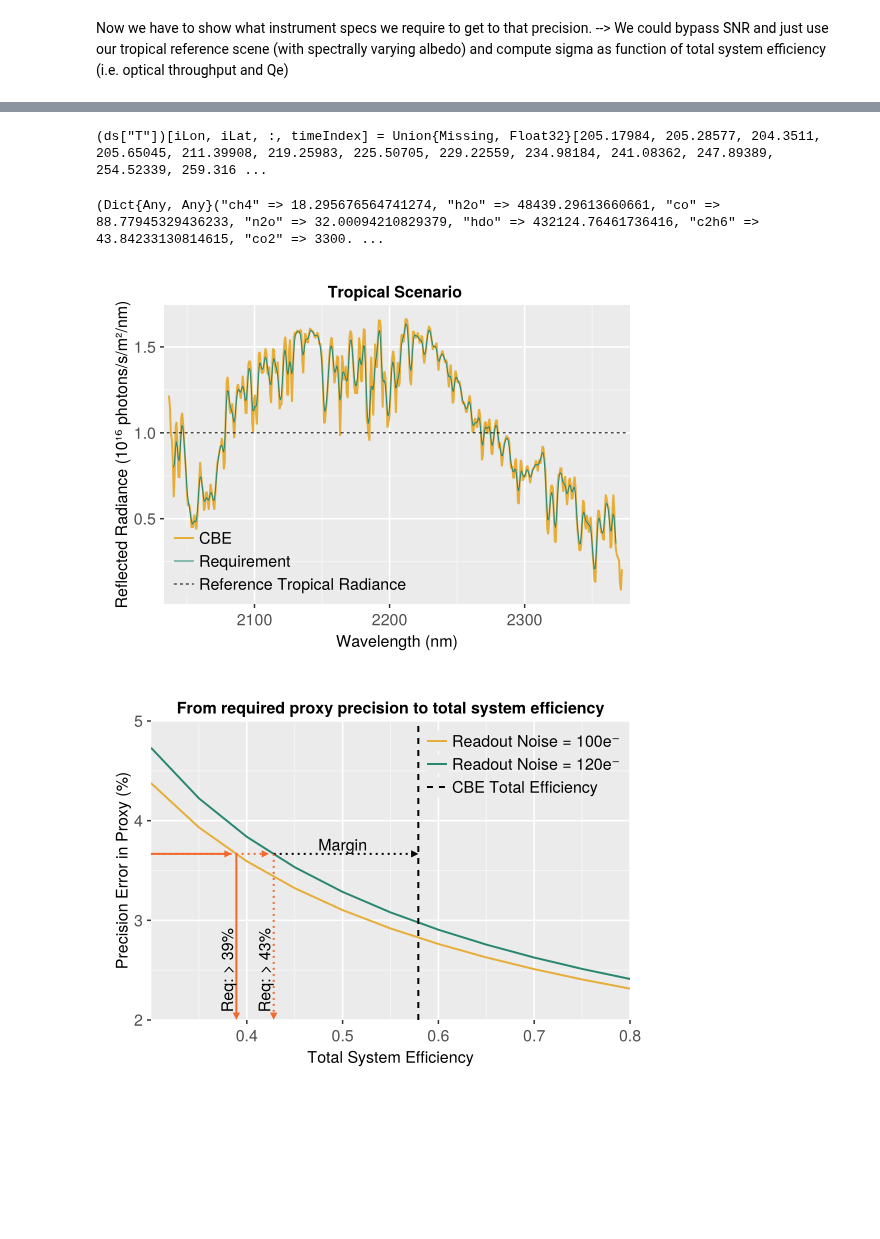
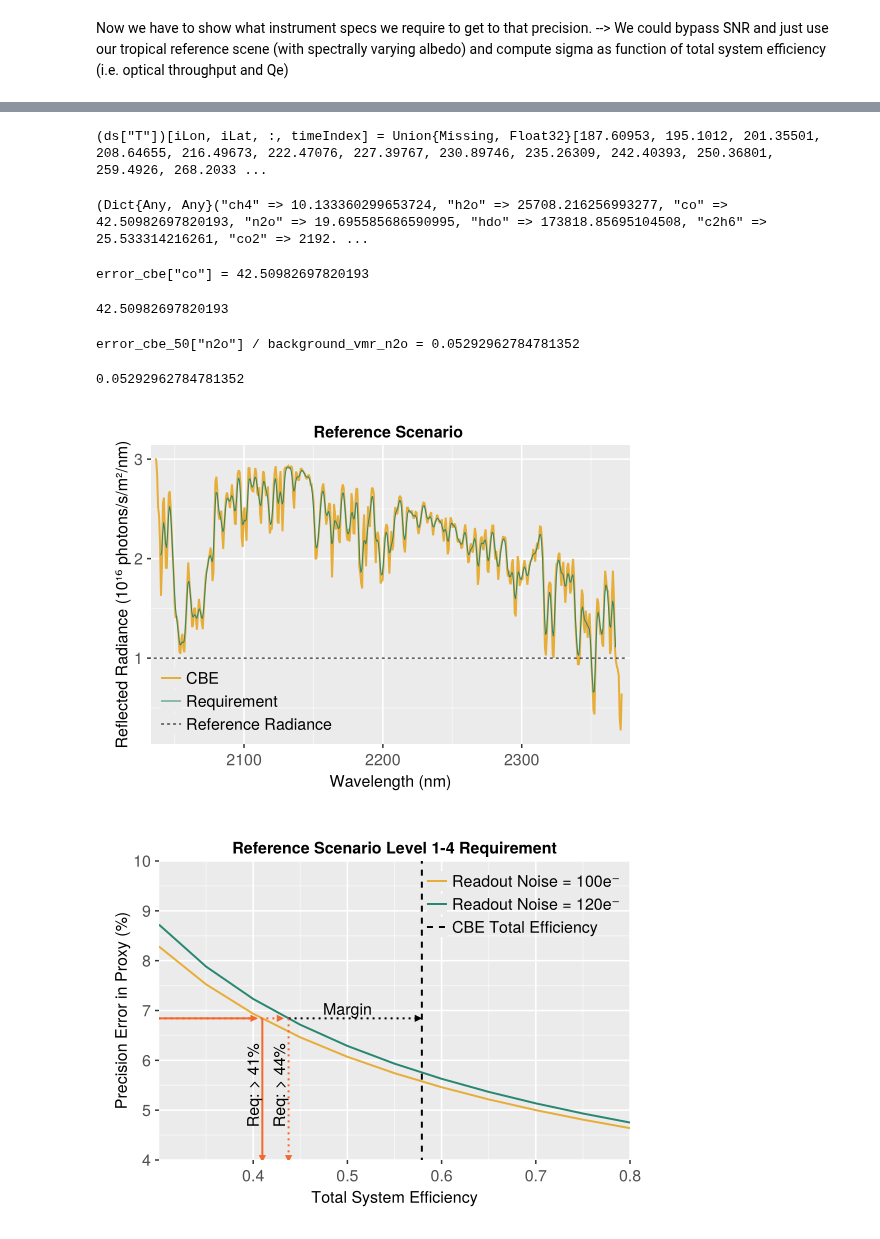
Before and after one commit to Carbon-I/CarbonI, a Jupyter notebook: src/notebooks/Level1-Req-4.ipynb, the cells around one changed output, grey strips where cells are left out. Drawn from its saved outputs; the diff is of its cells as text; code cells hidden in the pictures; blank space fills up the shorter version.

```diff
--- a/src/notebooks/Level1-Req-4.ipynb
+++ b/src/notebooks/Level1-Req-4.ipynb
@@ -232,6 +117,6 @@ f
 # %%
-# Load stressing scenario (tropical forest)
-scenario = CarbonI.stressing_scenario()
+# Load Reference scenario (Typical scene)
+scenario = CarbonI.reference_scenario()
 
 req_specs = CarbonI.build_instrument("Requirement")
 cbe_specs = CarbonI.build_instrument("CBE")
@@ -250,30 +135,43 @@ ins_cbe = InstrumentOperator.createGratingNoiseModel(cbe_specs.ET, cbe_specs.Pit
 
 soil_req, x_req, solarIrr_req, σ_matrix_req, profile_req, h_req, Sₐ_req = setup_data(scenario, req_specs)
 soil_cbe, x_cbe, solarIrr_cbe, σ_matrix_cbe, profile_cbe, h_cbe, Sₐ_cbe = setup_data(scenario, cbe_specs);
-refl_req   = soil_req(req_specs.modelling_wl);# * scenario.broadband_albedo/mean_base_albedo;
-refl_cbe   = soil_cbe(cbe_specs.modelling_wl);# * scenario.broadband_albedo/mean_base_albedo
 # %% [output]
-(ds["T"])[iLon, iLat, :, timeIndex] = Union{Missing, Float32}[205.17984, 205.28577, 204.3511, 205.65045, 211.39908, 219.25983, 225.50705, 229.22559, 234.98184, 241.08362, 247.89389, 254.52339, 259.316 ...
+(ds["T"])[iLon, iLat, :, timeIndex] = Union{Missing, Float32}[187.60953, 195.1012, 201.35501, 208.64655, 216.49673, 222.47076, 227.39767, 230.89746, 235.26309, 242.40393, 250.36801, 259.4926, 268.2033 ...
+# %%
+refl_req   = scenario.broadband_albedo * ones(length(req_specs.modelling_wl));
 # %%
 error_req, F_req = calc_rel_error(req_specs, x_req, solarIrr_req, refl_req, scenario.sza, σ_matrix_req, profile_req, h_req, ins_req, Sₐ_req, return_F=true)
-error_cbe, F_cbe = calc_rel_error(cbe_specs, x_cbe, solarIrr_cbe, refl_cbe, scenario.sza, σ_matrix_cbe, profile_cbe, h_cbe, ins_cbe, Sₐ_cbe, return_F=true)
+error_cbe, F_cbe = calc_rel_error(cbe_specs, x_cbe, solarIrr_cbe, refl_req, scenario.sza, σ_matrix_cbe, profile_cbe, h_cbe, ins_cbe, Sₐ_cbe, return_F=true)
 # %% [output]
-(Dict{Any, Any}("ch4" => 18.295676564741274, "h2o" => 48439.29613660661, "co" => 88.77945329436233, "n2o" => 32.00094210829379, "hdo" => 432124.76461736416, "c2h6" => 43.84233130814615, "co2" => 3300. ...
+(Dict{Any, Any}("ch4" => 10.133360299653724, "h2o" => 25708.216256993277, "co" => 42.50982697820193, "n2o" => 19.695585686590995, "hdo" => 173818.85695104508, "c2h6" => 25.533314216261, "co2" => 2192. ...
+# %%
+@show error_cbe["co"]
+# %% [output]
+error_cbe["co"] = 42.50982697820193
+42.50982697820193
+# %%
+# Recompute for CBE but at 50m, i.e. 57ms
+ins = InstrumentOperator.createGratingNoiseModel(57.0u"ms", cbe_specs.Pitch, cbe_specs.FPA_quantum_efficiency, cbe_specs.bench_efficiency,
+cbe_specs.Fnumber, 2*cbe_specs.SSI, (cbe_specs.readout_noise), cbe_specs.dark_current);
+error_cbe_50, F_cbe = calc_rel_error(cbe_specs, x_cbe, solarIrr_cbe, refl_req, scenario.sza, σ_matrix_cbe, profile_cbe, h_cbe, ins, Sₐ_cbe, return_F=true)
+@show error_cbe_50["n2o"]/background_vmr_n2o
+# %% [output]
+error_cbe_50["n2o"] / background_vmr_n2o = 0.05292962784781352
+0.05292962784781352
 # %%
+refRadiance = 1.0e16 # in photons/s/m²/nm
 from_w_to_photons = 5.03e12
-refRadiance = 1.0e16 # in photons/s/m²/nm
-
 f = Figure(resolution=(550,400))
-ax = Axis(f[1,1], xlabel="Wavelength (nm)", ylabel="Reflected Radiance (10¹⁶ photons/s/m²/nm)",  title="Tropical Scenario ")
-lines!(ax, cbe_specs.instrument_wl,F_cbe * from_w_to_photons .* cbe_specs.instrument_wl / 1e16, color=CarbonI_colors[1], linewidth=2, label="CBE")
-lines!(ax, req_specs.instrument_wl,F_req * from_w_to_photons .* req_specs.instrument_wl / 1e16, color=CarbonI_colors[3], linewidth=1, label="Requirement")
-lines!(ax, [2035,2375], [refRadiance/ 1e16,refRadiance/ 1e16], color=:black, linestyle=:dash, linewidth=1, label="Reference Tropical Radiance")
+ax = Axis(f[1,1], xlabel="Wavelength (nm)", ylabel="Reflected Radiance (10¹⁶ photons/s/m²/nm)",  title="Reference Scenario ")
+lines!(ax, cbe_specs.instrument_wl,F_cbe * from_w_to_photons .* cbe_specs.instrument_wl/1e16, color=CarbonI_colors[1], linewidth=2, label="CBE")
+lines!(ax, req_specs.instrument_wl,F_req * from_w_to_photons .* req_specs.instrument_wl/1e16, color=CarbonI_colors[3], linewidth=1, label="Requirement")
+lines!(ax, [2035,2375], [refRadiance/1e16,refRadiance/1e16], color=:black, linestyle=:dash, linewidth=1, label="Reference Radiance")
 xlims!(ax, 2033, 2378)
 axislegend(ax,position = :lb)
-save("../../plots/final/Level1-4-TropicalScenario.pdf",f)
+save("../../plots/final/Level1-4-BaselineScenario.pdf",f)
 f
 # %% [output]
-[figure, old version]
+[figure, new version]
 # %%
 # Now vary total efficiency at two different readout noise levels:
 
@@ -299,40 +199,40 @@ efficiency_100 = LinearInterpolation(reverse(100(n2o_errors_100)), reverse(Total
 efficiency_120 = LinearInterpolation(reverse(100(n2o_errors_120)), reverse(TotalEfficiencies), extrapolation_bc=Line());
 # %%
 f = Figure(resolution=(550,400))
-ax = Axis(f[1,1], xlabel="Total System Efficiency", ylabel="Precision Error in Proxy (%)",  title="From required proxy precision to total system efficiency")
+lowerLim = 4.0
+ax = Axis(f[1,1], xlabel="Total System Efficiency", ylabel="Precision Error in Proxy (%)",  title="Reference Scenario Level 1-4 Requirement")
 lines!(ax, TotalEfficiencies, n2o_errors_100*100, color=CarbonI_colors[1], linewidth=2, label="Readout Noise = 100e⁻")
 lines!(ax, TotalEfficiencies, n2o_errors_120*100, color=CarbonI_colors[3], linewidth=2, label="Readout Noise = 120e⁻")
 
 req_error        = 100*sigma_rel_SingleSounding_req /ampl
 req_error_cbeGSD = 100*sigma_rel_SingleSounding_cbe /ampl
-req_eff          = efficiency_100(req_error)
-req_eff_120      = efficiency_120(req_error)
-
+req_eff = efficiency_100(req_error)
+req_eff_120 = efficiency_120(req_error)
 eff_cbe = cbe_specs.bench_efficiency * cbe_specs.FPA_quantum_efficiency
 
 arrows!(ax, [0.0,],[req_error,],[req_eff-0.01,],[0,],arrowsize = 10, linewidth=2,color = CarbonI_colors[5])
 arrows!(ax, [0.0,],[req_error,],[req_eff_120-0.01,],[0,],arrowsize = 10, linewidth=2,linestyle=:dot, color = CarbonI_colors[5])
 arrows!(ax, [req_eff_120,],[req_error,],[eff_cbe-req_eff_120-0.005,],[0,],arrowsize = 10, linewidth=2,linestyle=:dot, color = :black)
 text!(ax, "Margin", position = (0.5, req_error),  align = (:center, :bottom), color = :black)
-arrows!(ax, [req_eff,],[req_error,],[0,],[-req_error+2.05,],arrowsize = 10, linewidth=2,color = CarbonI_colors[5])
-text!(ax, "Req: > $(round(Int, 100req_eff))%", position = (req_eff, 2.5),
+arrows!(ax, [req_eff,],[req_error,],[0,],[-req_error+lowerLim + 0.05,],arrowsize = 10, linewidth=2,color = CarbonI_colors[5])
+text!(ax, "Req: > $(round(Int, 100req_eff))%", position = (req_eff, 5.5),
     align = (:center, :bottom), color = :black, rotation=π/2)
 
-arrows!(ax, [req_eff_120,],[req_error,],[0,],[-req_error+2.05,],arrowsize = 10, linewidth=2,linestyle=:dot, color = CarbonI_colors[5])
-text!(ax, "Req: > $(round(Int, 100req_eff_120))%", position = (req_eff_120, 2.5),
+arrows!(ax, [req_eff_120,],[req_error,],[0,],[-req_error+lowerLim+0.05,],arrowsize = 10, linewidth=2,linestyle=:dot, color = CarbonI_colors[5])
+text!(ax, "Req: > $(round(Int, 100req_eff_120))%", position = (req_eff_120, 5.5),
     align = (:center, :bottom), color = :black, rotation=π/2)
-lines!(ax, [eff_cbe,eff_cbe], [2,6], color=:black, linestyle=:dash, linewidth=2, label="CBE Total Efficiency")
+lines!(ax, [eff_cbe,eff_cbe], [2,10], color=:black, linestyle=:dash, linewidth=2, label="CBE Total Efficiency")
 #arrows!(ax2, [req_percent_ch4,],[req_flux_ch4,],[-req_percent_ch4+1,],[0,],arrowsize = 10, linewidth=2,color = CarbonI_colors[5])
 #text!(ax2, "Req. >90%", position = (req_percent_ch4, 25),
 #      align = (:center, :bottom), color = :black, rotation=π/2)
 
 axislegend(ax,position = :rt)
 xlims!(ax,0.3,0.8)
-ylims!(ax,2,5)
-save("../../plots/final/Level1-4-EfficiencyDerivation.pdf",f)
+ylims!(ax,lowerLim,10)
+save("../../plots/final/Level1-4-L1-5-reqs.pdf",f)
 f
 # %% [output]
-[figure, old version]
+[figure, new version]
 # %%
 ins_req_forSNR = InstrumentOperator.createGratingNoiseModel(44.0u"ms", req_specs.Pitch, 1.0, req_eff_120, req_specs.Fnumber, 2*req_specs.SSI, (120.0), req_specs.dark_current);
 ins_cbe_forSNR = InstrumentOperator.createGratingNoiseModel(44.0u"ms", cbe_specs.Pitch, 1.0, eff_cbe, cbe_specs.Fnumber, 2*cbe_specs.SSI, (100.0), cbe_specs.dark_current);
```
Also changed, not shown: parts of 22 cells of this notebook, 4 other files.
